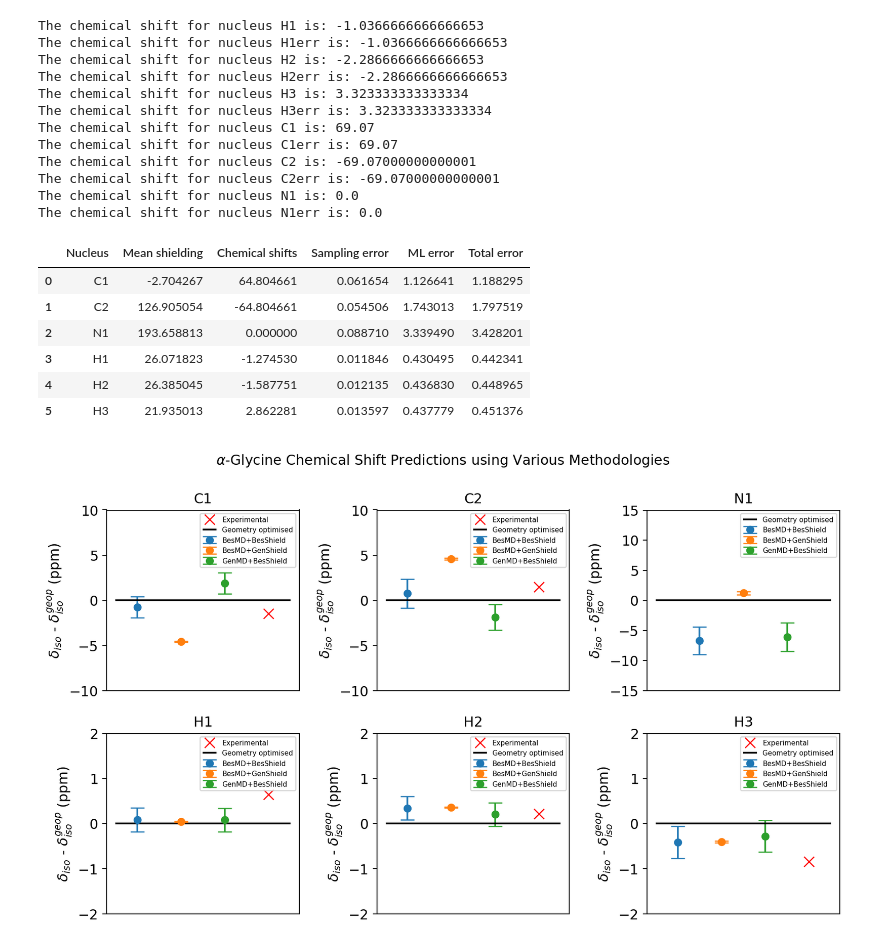
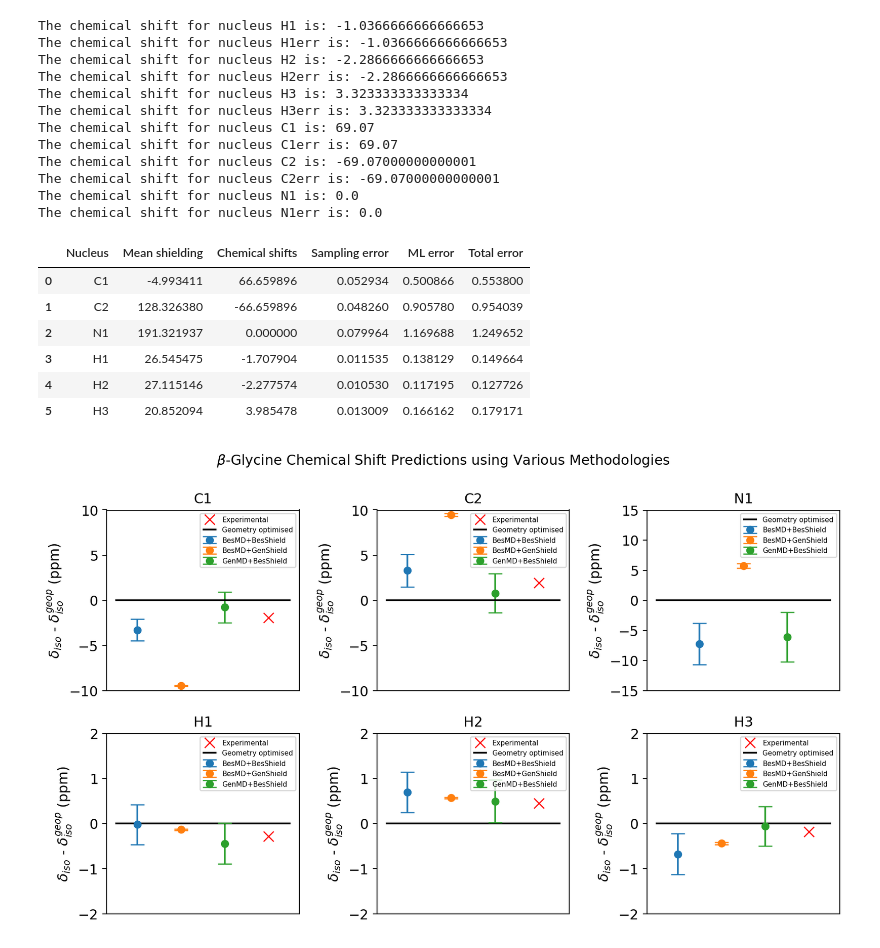
Before and after one commit to victorprincipe/genshift, a Jupyter notebook: plots/plottings.ipynb, the cells around one changed output. Saved outputs shown, nothing was run; the diff lists cells and outputs as text; code cells hidden in the pictures.

Commit message:
Added updated plots

```diff
--- a/plots/plottings.ipynb
+++ b/plots/plottings.ipynb
@@ -1280,6 +1282,10 @@ def plot_shifts(besmd_besshield, besmd_genshield, genmd_besshield, name):
         yn = dataframe["Mean shielding"]
 
         for i in range(len(names)):
+            if 'exp_shift' in locals() and names[i] in exp_shift:
+                s=-0.75
+            else:
+                s=-0.5
             if names[i][0]=='C' or names[i][0]=='N':
                 pl1=0
                 pl2=i
@@ -1288,11 +1294,11 @@ def plot_shifts(besmd_besshield, besmd_genshield, genmd_besshield, name):
                 pl2=i-3
             if names[i][0]=='C' or names[i][0]=='H':
                 horizontal= geop_shift[names[i]]
-                species[pl1,pl2].errorbar(-0.75+k, y[i]-horizontal, yerr= y_error[i], xerr=None, fmt='o', capsize=6, label=labels[j])
+                species[pl1,pl2].errorbar(s+k, y[i]-horizontal, yerr= y_error[i], xerr=None, fmt='o', capsize=6, label=labels[j])
                 species[pl1,pl2].axes.xaxis.set_visible(False)
             elif names[i][0]=='N':
                 horizontal= geop_shield[names[i]]
-                species[pl1,pl2].errorbar(-0.5+k, yn[i]-horizontal, yerr= y_error[i], xerr=None, fmt='o', capsize=6, label=labels[j])
+                species[pl1,pl2].errorbar(s+k, yn[i]-horizontal, yerr= y_error[i], xerr=None, fmt='o', capsize=6, label=labels[j])
                 species[pl1,pl2].axes.xaxis.set_visible(False)
         j+=1
         k+=0.5
@@ -1357,17 +1363,17 @@ ben_II_besmd_besshield_clean= calculate_shifts_and_errors(ben_II_besmd_besshield
 ben_II_genmd_besshield_clean= calculate_shifts_and_errors(ben_II_genmd_besshield)
 ben_II_besmd_genshield_clean= calculate_shifts_and_errors(ben_II_besmd_genshield, genshield=True)
 # %%
-gly_b_besmd_besshield_clean
+gly_g_besmd_besshield_clean
 # %% [output]
 |  | Nucleus | Mean shielding | Chemical shifts | Sampling error | ML error | Total error |
-| 0 | C1 | -2.704267 | 64.804661 | 0.061654 | 1.126641 | 1.188295 |
-| 1 | C2 | 126.905054 | -64.804661 | 0.054506 | 1.743013 | 1.797519 |
-| 2 | N1 | 193.658813 | 0.000000 | 0.088710 | 3.339490 | 3.428201 |
-| 3 | H1 | 26.071823 | -1.274530 | 0.011846 | 0.430495 | 0.442341 |
-| 4 | H2 | 26.385045 | -1.587751 | 0.012135 | 0.436830 | 0.448965 |
-| 5 | H3 | 21.935013 | 2.862281 | 0.013597 | 0.437779 | 0.451376 |
+| 0 | C1 | -4.993411 | 66.659896 | 0.052934 | 0.500866 | 0.553800 |
+| 1 | C2 | 128.326380 | -66.659896 | 0.048260 | 0.905780 | 0.954039 |
+| 2 | N1 | 191.321937 | 0.000000 | 0.079964 | 1.169688 | 1.249652 |
+| 3 | H1 | 26.545475 | -1.707904 | 0.011535 | 0.138129 | 0.149664 |
+| 4 | H2 | 27.115146 | -2.277574 | 0.010530 | 0.117195 | 0.127726 |
+| 5 | H3 | 20.852094 | 3.985478 | 0.013009 | 0.166162 | 0.179171 |
 # %%
-shifts=plot_shifts(besmd_besshield=gly_a_besmd_besshield_clean, besmd_genshield=gly_a_besmd_genshield_clean, genmd_besshield=gly_a_genmd_besshield_clean, name="glycine_a")
+shifts=plot_shifts(besmd_besshield=gly_b_besmd_besshield_clean, besmd_genshield=gly_b_besmd_genshield_clean, genmd_besshield=gly_b_genmd_besshield_clean, name="glycine_b")
 # %% [output]
-[figure, old version]
+[figure, new version]
 # %%
```
Also changed, not shown: parts of 3 cells of this notebook, 36 other files.
